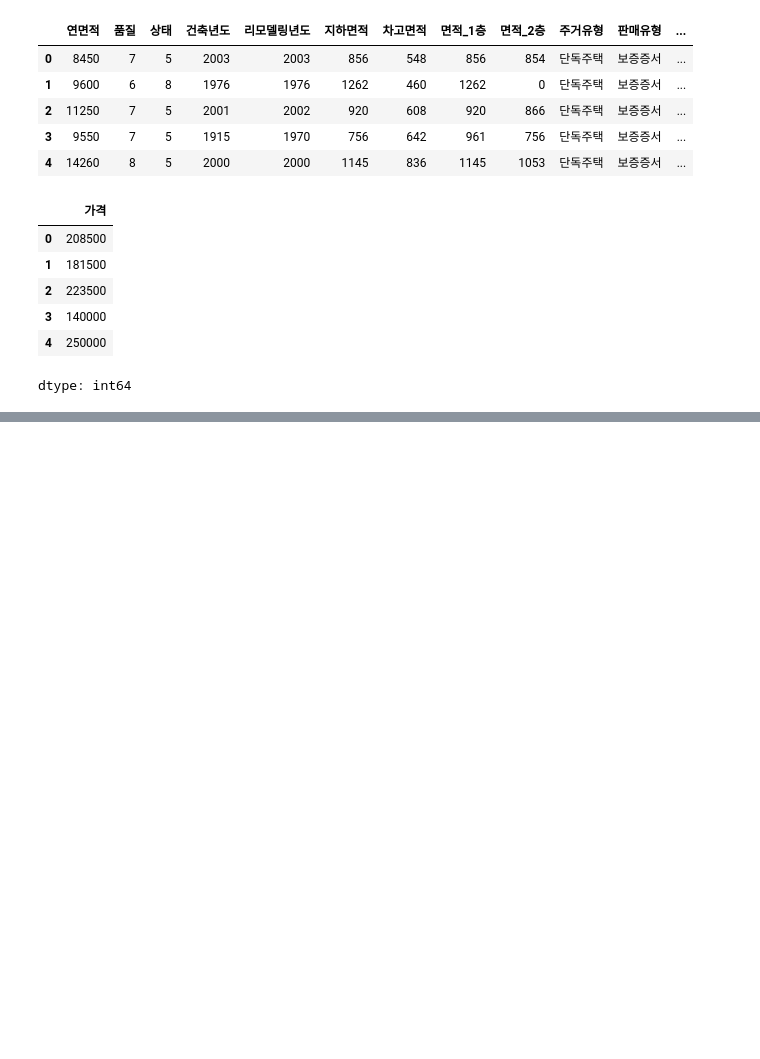
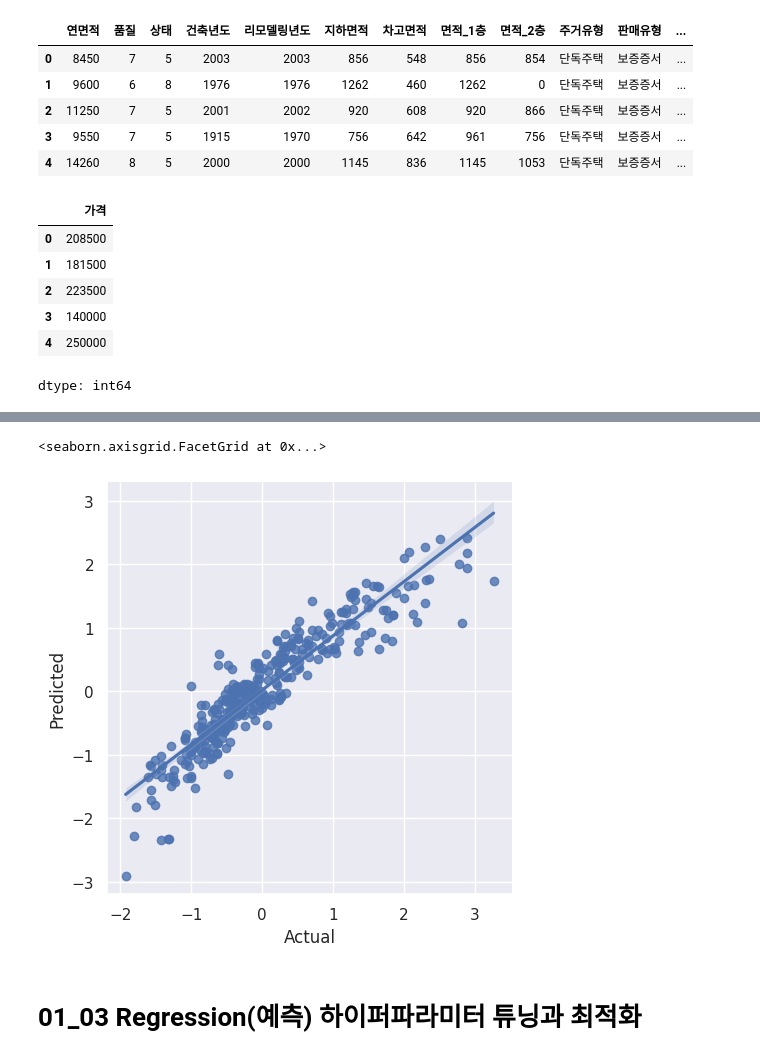
Before and after one commit to va4756/big_RaeJung, a Jupyter notebook: MachineLearning_이상철_ML01.ipynb, the cells around one changed output, grey strips where cells are left out. Cells and saved outputs as stored; diff of their text form; code cells hidden in the pictures; blank space fills up the shorter version.

```diff
--- a/MachineLearning_이상철_ML01.ipynb
+++ b/MachineLearning_이상철_ML01.ipynb
@@ -1286,0 +1534,3 @@ ValueError: Multi-dimensional indexing (e.g. `obj[:, None]`) is no longer suppor
+# %%
+y_pred = lr_pipe.predict(X_test)
+y_pred
@@ -1286,0 +1557,3 @@ ValueError: Multi-dimensional indexing (e.g. `obj[:, None]`) is no longer suppor
+# %%
+output = pd.DataFrame({'Actual': y_test.squeeze(), "Predicted": y_pred.squeeze()})
+output
@@ -1286,0 +1574,7 @@ ValueError: Multi-dimensional indexing (e.g. `obj[:, None]`) is no longer suppor
+# %%
+sns.lmplot(x="Actual", y="Predicted", data=output)
+# %% [output]
+<seaborn.axisgrid.FacetGrid at 0x...>
+[figure, added]
+# %% [markdown]
+# 01_03 Regression(예측) 하이퍼파라미터 튜닝과 최적화
```
Also changed, not shown: parts of 29 cells of this notebook.
